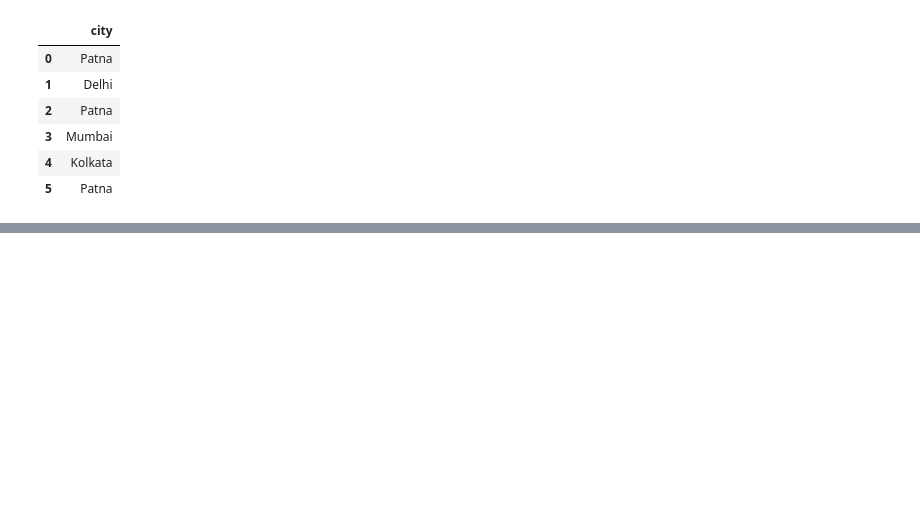
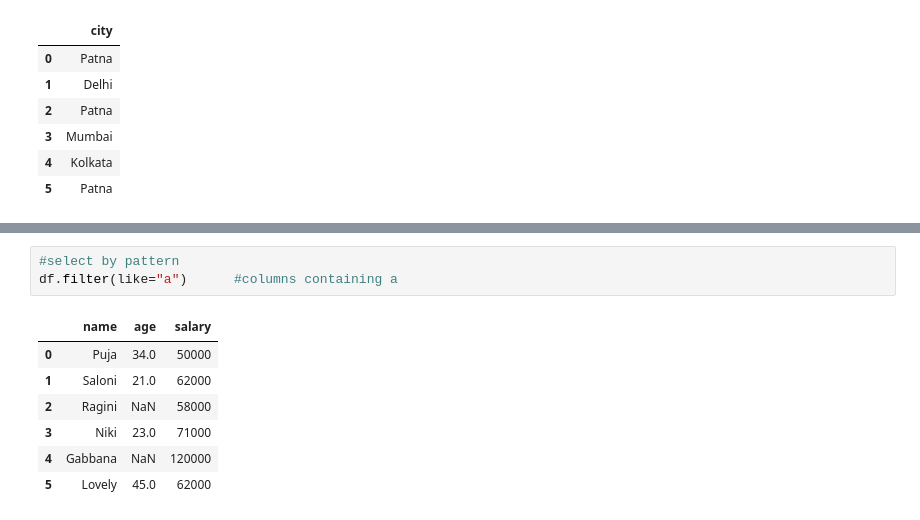
Before and after one commit to Ghanshyamsharma7/Python, a Jupyter notebook: Panda_dataframe.ipynb, the cells around one changed output, grey strips where cells are left out. Cells and saved outputs as stored; diff of their text form; blank space fills up the shorter version.

```diff
--- a/Panda_dataframe.ipynb
+++ b/Panda_dataframe.ipynb
@@ -209,0 +220,11 @@ df[["city"]]  #returns column as a dataframe
+# %%
+#select by pattern
+df.filter(like="a")      #columns containing a
+# %% [output]
+|  | name | age | salary |
+| 0 | Puja | 34.0 | 50000 |
+| 1 | Saloni | 21.0 | 62000 |
+| 2 | Ragini | NaN | 58000 |
+| 3 | Niki | 23.0 | 71000 |
+| 4 | Gabbana | NaN | 120000 |
+| 5 | Lovely | 45.0 | 62000 |
```
Also changed, not shown: parts of 17 cells of this notebook.
